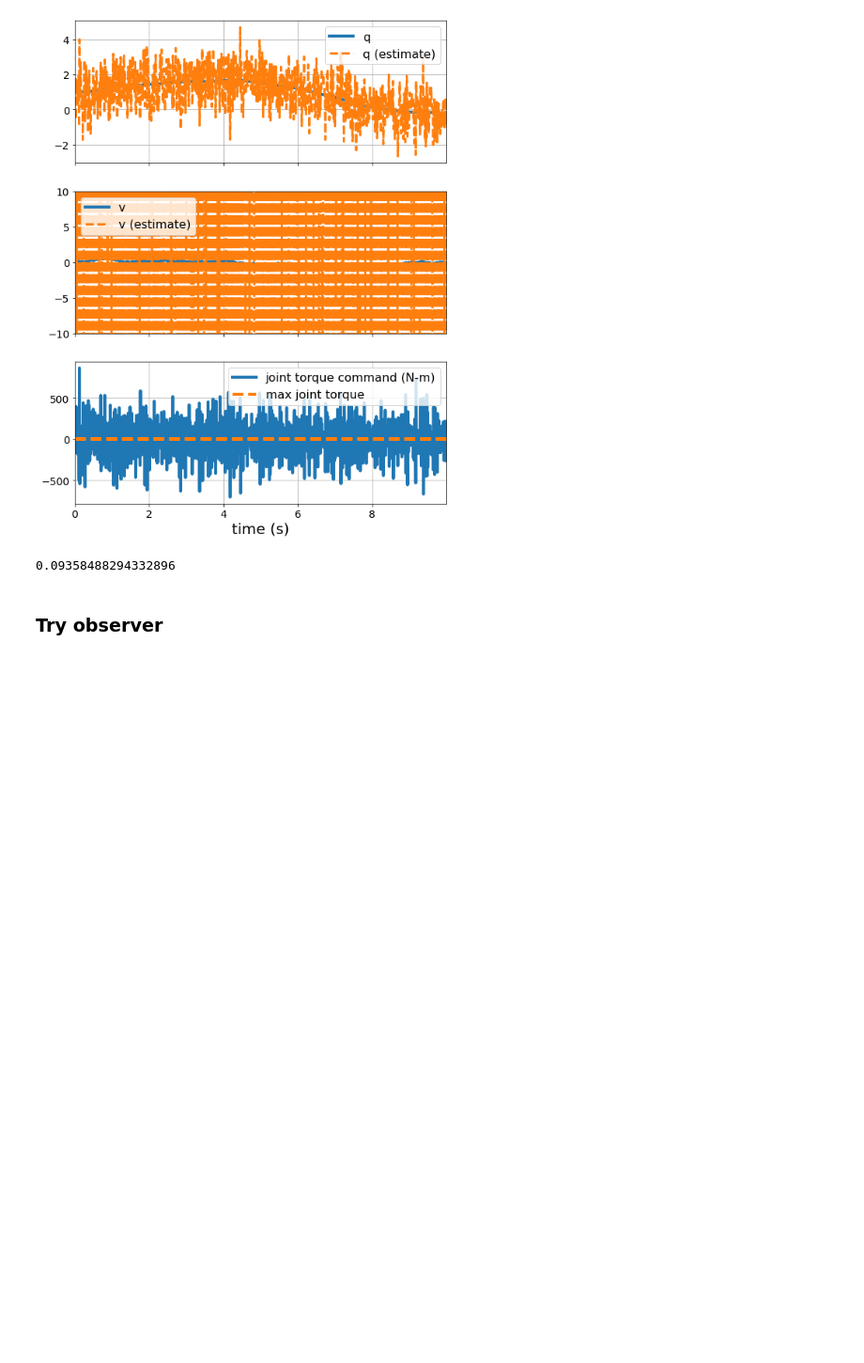
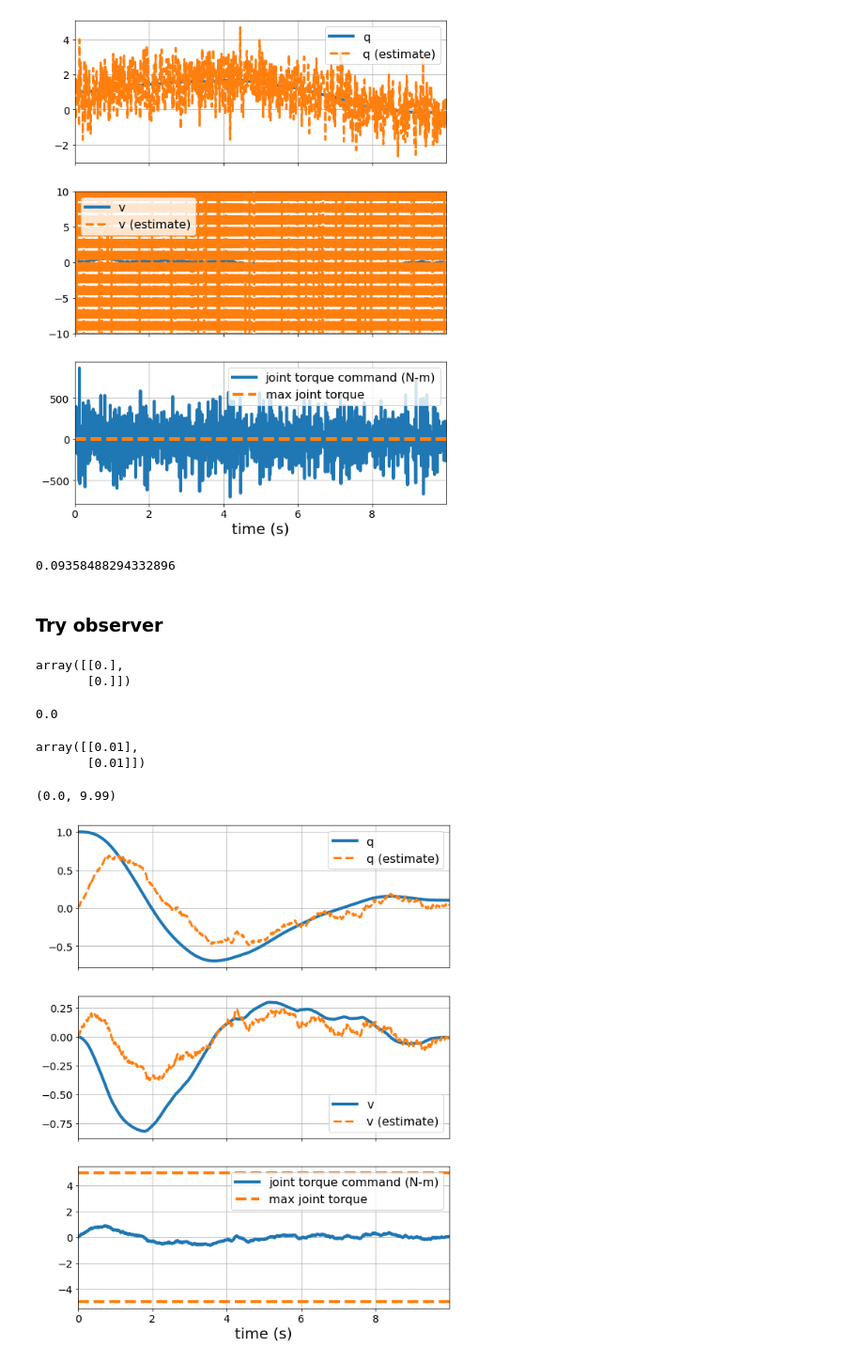
Before and after one commit to tbretl/ae353-sp21, a Jupyter notebook: examples/day27_platform_observer/PlatformDemo-Observer-InClass.ipynb, the cells around one changed output. Shown at 94% size. Drawn from its saved outputs; the diff is of its cells as text; code cells hidden in the pictures; blank space fills up the shorter version.

```diff
--- a/examples/day27_platform_observer/PlatformDemo-Observer-InClass.ipynb
+++ b/examples/day27_platform_observer/PlatformDemo-Observer-InClass.ipynb
@@ -665,21 +665,21 @@ class RobotController:
         """
 
         # Choose time step
-        self.dt = None # <--- (1)
+        self.dt = 0.01 # <--- (1)
 
         # Define equilibrium point
-        self.q_e = None # <--- (2)
-        self.v_e = None # <--- (3)
-        self.tau_e = None # <--- (4)
+        self.q_e = 0.0 # <--- (2)
+        self.v_e = 0.0 # <--- (3)
+        self.tau_e = 0.0 # <--- (4)
 
         # Define state-space model
-        self.A = None # <--- (5)
-        self.B = None # <--- (6)
-        self.C = None # <--- (7)
+        self.A = np.array([[0., 1.], [0., 0.]]) # <--- (5)
+        self.B = np.array([[0.], [1.]]) # <--- (6)
+        self.C = np.array([[1., 0.]]) # <--- (7)
 
         # Define controller and observer gains
-        self.K = None # <--- (8)
-        self.L = None # <--- (9)
+        self.K = np.array([[0.9999999999999998, 1.7320508075688774]]) # <--- (8)
+        self.L = np.array([[1.], [1.]]) # <--- (9)
 
         # Run the reset function to initialize the state estimate
         self.reset()
@@ -700,7 +700,7 @@ class RobotController:
         """
 
         # Initialize the state estimate
-        self.xhat = None # <--- (10)
+        self.xhat = np.array([[0.], [0.]]) # <--- (10)
 
 
     def run(self, q):
@@ -727,24 +727,40 @@ class RobotController:
         """
 
         # Apply controller
-        u = None # <--- (11) Don't forget to use the state estimate and not the state!
+        u = -self.K @ self.xhat # <--- (11) Don't forget to use the state estimate and not the state!
 
         # Convert input to actuator commands
-        tau = None # <--- (12) Don't forget to extract the torque and add the equilibrium value!
+        tau_on_platform = u[0, 0] + self.tau_e # <--- (12) Don't forget to extract the torque and add the equilibrium value!
 
         # Define output
-        y = None # <--- (13) Don't forget that this is defined using the sensor measurement q
+        y = np.array([[q - self.q_e]]) # <--- (13) Don't forget that this is defined using the sensor measurement q
                  #           and not the state estimate!
 
         # Apply observer to update state estimate
-        self.xhat += 0. # <--- (14) Note the syntax: "+=" means that we are adding something to
+        self.xhat += self.dt * (self.A @ self.xhat + self.B @ u - self.L @ (self.C @ self.xhat - y))
+                        # <--- (14) Note the syntax: "+=" means that we are adding something to
                         #           self.xhat - this is equivalent to saying:
                         #
                         #               self.xhat = self.xhat + 0.
 
+        tau = -tau_on_platform
         return tau
 # %%
 controller = RobotController()
+# %%
+controller.xhat
+# %% [output]
+array([[0.],
+       [0.]])
+# %%
+controller.run(1.)
+# %% [output]
+0.0
+# %%
+controller.xhat
+# %% [output]
+array([[0.01],
+       [0.01]])
 # %%
 ##############################################
 # Restore the simulation to its initial state
@@ -801,7 +817,7 @@ for step in range(num_steps):
     q_true, v_true, q_wheel_true, v_wheel_true = robot.get_sensor_measurements()
 
     # Add noise to sensor measurements
-    q_meas = q_true
+    q_meas = q_true + 1. * np.random.randn()
 
     # Log the state estimate
     data['xhat'][:, step] = controller.xhat.flatten()
@@ -823,30 +839,33 @@ for step in range(num_steps):
     robot.step(t=(start_time + (robot.dt * (step + 1))))
 
 # Extract estimates of q and v
 q_est = data['xhat'][0, :] + controller.q_e
 v_est = data['xhat'][1, :] + controller.v_e
 
 # Compare estimates to real values
 fig, (ax_q, ax_v, ax_tau) = plt.subplots(3, 1, figsize=(9, 12), sharex=True)
 
 ax_q.plot(data['t'], data['q'], label='q', linewidth=4)
 ax_q.plot(data['t'], q_est, '--', label='q (estimate)', linewidth=3)
 ax_q.grid()
 ax_q.legend(fontsize=16)
 ax_q.tick_params(labelsize=14)
 
 ax_v.plot(data['t'], data['v'], label='v', linewidth=4)
 ax_v.plot(data['t'], v_est, '--', label='v (estimate)', linewidth=3)
 ax_v.grid()
 ax_v.legend(fontsize=16)
 ax_v.tick_params(labelsize=14)
 
 ax_tau.plot(data['t'], data['tau'], label='joint torque command (N-m)', linewidth=4)
 ax_tau.plot(data['t'], np.ones_like(data['t']) * robot.tau_max, '--', label='max joint torque', linewidth=4, color='C1')
 ax_tau.plot(data['t'], -np.ones_like(data['t']) * robot.tau_max, '--', linewidth=4, color='C1')
 ax_tau.grid()
 ax_tau.legend(fontsize=16)
 ax_tau.tick_params(labelsize=14)
 
 ax_tau.set_xlabel('time (s)', fontsize=20)
 ax_tau.set_xlim([data['t'][0], data['t'][-1]])
+# %% [output]
+(0.0, 9.99)
+[figure, added]
```
